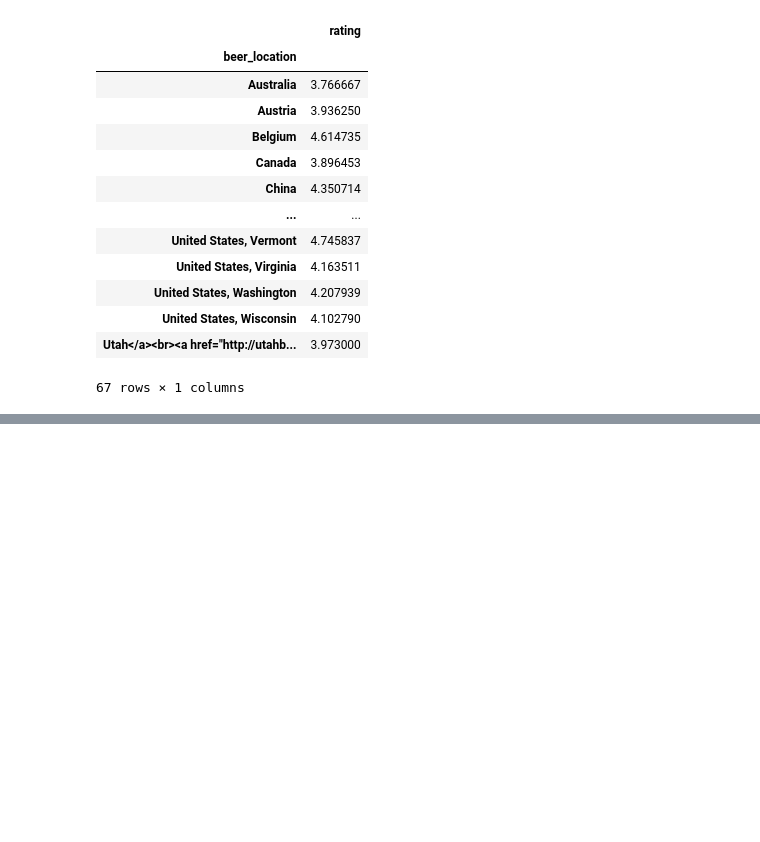
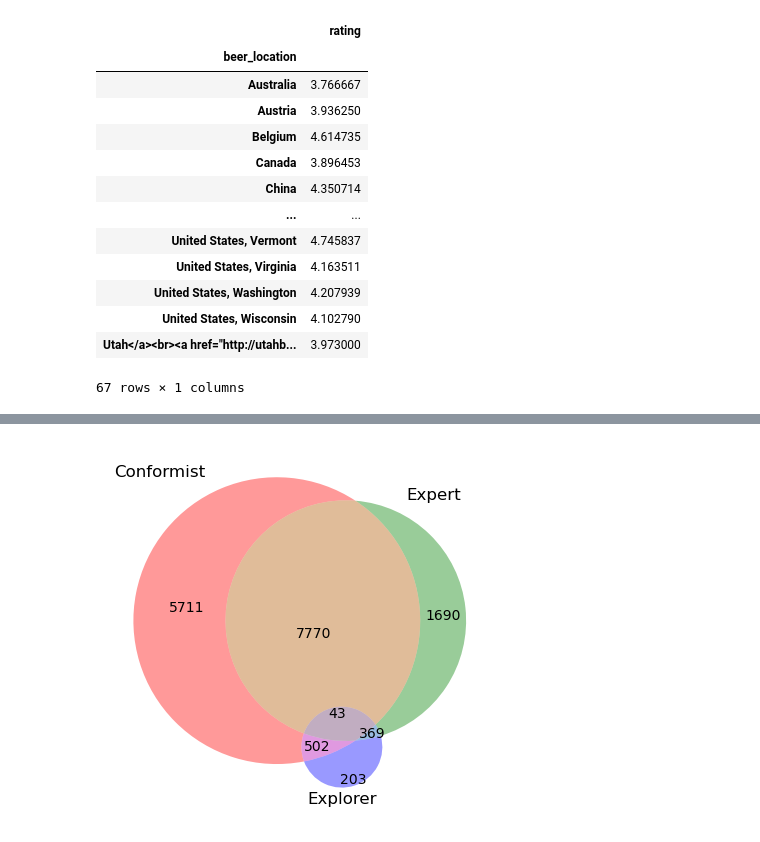
Before and after one commit to epfl-ada/ada-2022-project-analyteam, a Jupyter notebook: categories_style.ipynb, the cells around one changed output, grey strips where cells are left out. Saved outputs shown, nothing was run; the diff lists cells and outputs as text; code cells hidden in the pictures; blank space fills up the shorter version.

```diff
--- a/categories_style.ipynb
+++ b/categories_style.ipynb
@@ -1043,0 +1140,33 @@ fig.show()
+# %%
+# same but replace adventurer with expert
+import matplotlib.pyplot as plt
+from matplotlib_venn import venn3
+
+# Ven diagram to show overlap of expert_like, conformist, adventurer and explorer
+
+# Select the columns to visualize
+conformist = scores_ddf[scores_ddf['is_cfm'] == 1]
+expert = scores_ddf[scores_ddf['is_exp'] == 1]
+explorer = scores_ddf[scores_ddf['is_xpl'] == 1]
+
+# Calculate the number of users in each category
+conformist_count = len(conformist)
+expert_count = len(expert)
+explorer_count = len(explorer)
+
+# Calculate the overlap between the categories
+conformist_expert_overlap = len(conformist[conformist['is_exp'] == 1])
+conformist_explorer_overlap = len(conformist[conformist['is_xpl'] == 1])
+expert_explorer_overlap = len(expert[expert['is_xpl'] == 1])
+conformist_expert_explorer_overlap = len(conformist[(conformist['is_exp'] == 1) & (conformist['is_xpl'] == 1)])
+
+# Create the Venn diagram using the venn3 function
+plt.figure(figsize=(5,5))
+v = venn3(subsets=(conformist_count, expert_count, explorer_count,
+                    conformist_expert_overlap, conformist_explorer_overlap, expert_explorer_overlap, conformist_expert_explorer_overlap),
+              set_labels=('Conformist', 'Expert', 'Explorer'))
+
+# Show the plot
+plt.show()
+# %% [output]
+[figure, added]
```
Also changed, not shown: parts of 41 cells of this notebook.
